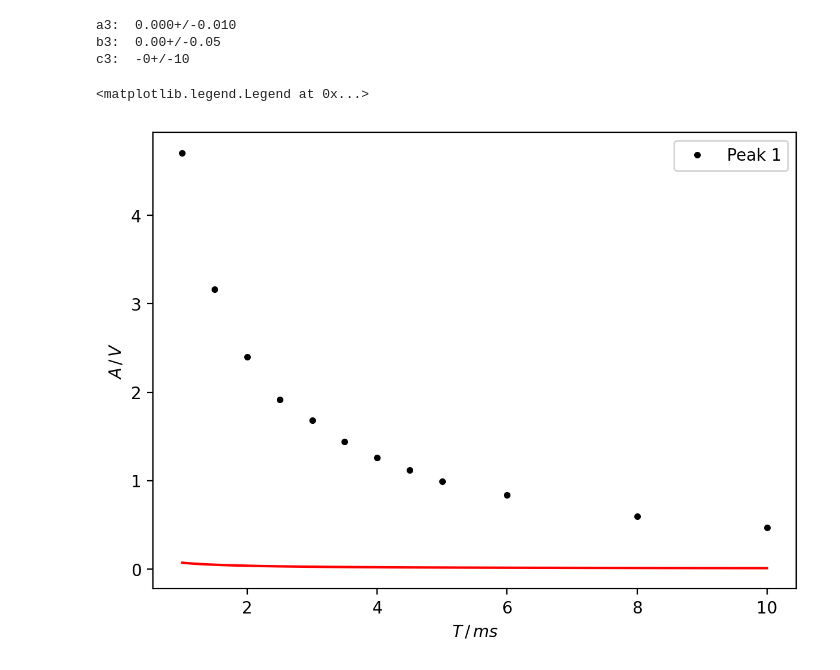
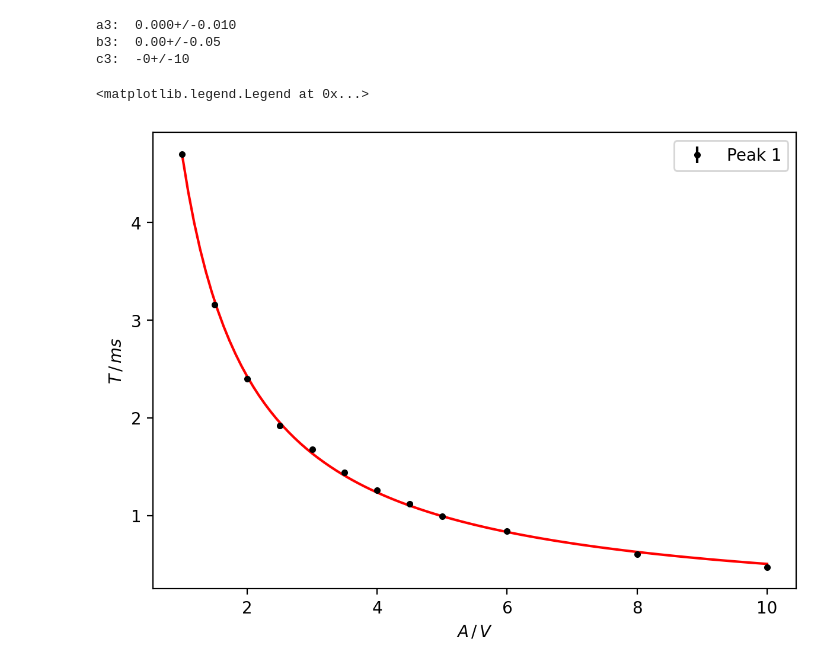
Before and after one commit to SamGTex/FP_Master_WS22-23, a Jupyter notebook: V21_Optisches_Pumpen/python/main.ipynb, the cells around one changed output. Saved outputs shown, nothing was run; the diff lists cells and outputs as text; code cells hidden in the pictures.

Commit message:
fix fit and update the plot

```diff
--- a/V21_Optisches_Pumpen/python/main.ipynb
+++ b/V21_Optisches_Pumpen/python/main.ipynb
@@ -263,8 +271,7 @@ data1 = df_a["peak1"].to_numpy()
 data2 = df_a["peak2"].to_numpy()
 spannung = df_a["A"].to_numpy()
 
-errors = np.ones(np.size(data1))*0.01
-
+errors = np.ones_like(data1)*0.01 #in ms
 
 params3, cov3 = curve_fit(a_fit, spannung, data1, sigma = errors, absolute_sigma = True, p0=(0,3,0))
 uncertainties3 = np.sqrt(np.diag(cov3))
@@ -297,16 +304,16 @@ c3:  -0+/-10
 # %%
 a_lin = np.linspace(spannung.min(), spannung.max(), 100)
 
 plt.figure(figsize=(7,5),dpi=200)
-
-plt.errorbar(spannung, data1*1000,  fmt='k.', label='Peak 1')
+# sigma = errors, absolute_sigma = True,
+plt.errorbar(spannung, data1*1000,  fmt='k.', label='Peak 1', yerr=errors)
 #plt.errorbar(df_a["A"].to_numpy(), df_a["peak2"].to_numpy()*1000,  fmt='b.', label='Peak 2')
-plt.plot(a_lin, a_fit(unp.nominal_values(a3), unp.nominal_values(b3), unp.nominal_values(c3), a_lin), 'r-')
+plt.plot(a_lin, a_fit(a_lin, unp.nominal_values(a3), unp.nominal_values(b3), unp.nominal_values(c3))*1000, 'r-')
 #plt.plot(a_lin, a_fit(unp.nominal_values(a4), unp.nominal_values(b4) , a_lin), 'g-')
 #plt.plot(a_lin, a_fit(0.5,2, a_lin), 'r-')
-plt.ylabel(r'$A \,/\, V$')
-plt.xlabel(r'$T \,/\, ms$')
+plt.xlabel(r'$A \,/\, V$')
+plt.ylabel(r'$T \,/\, ms$')
 plt.legend()
 # %% [output]
 <matplotlib.legend.Legend at 0x...>
-[figure, old version]
+[figure, new version]
```
Also changed, not shown: parts of 2 cells of this notebook, 1 other file.
